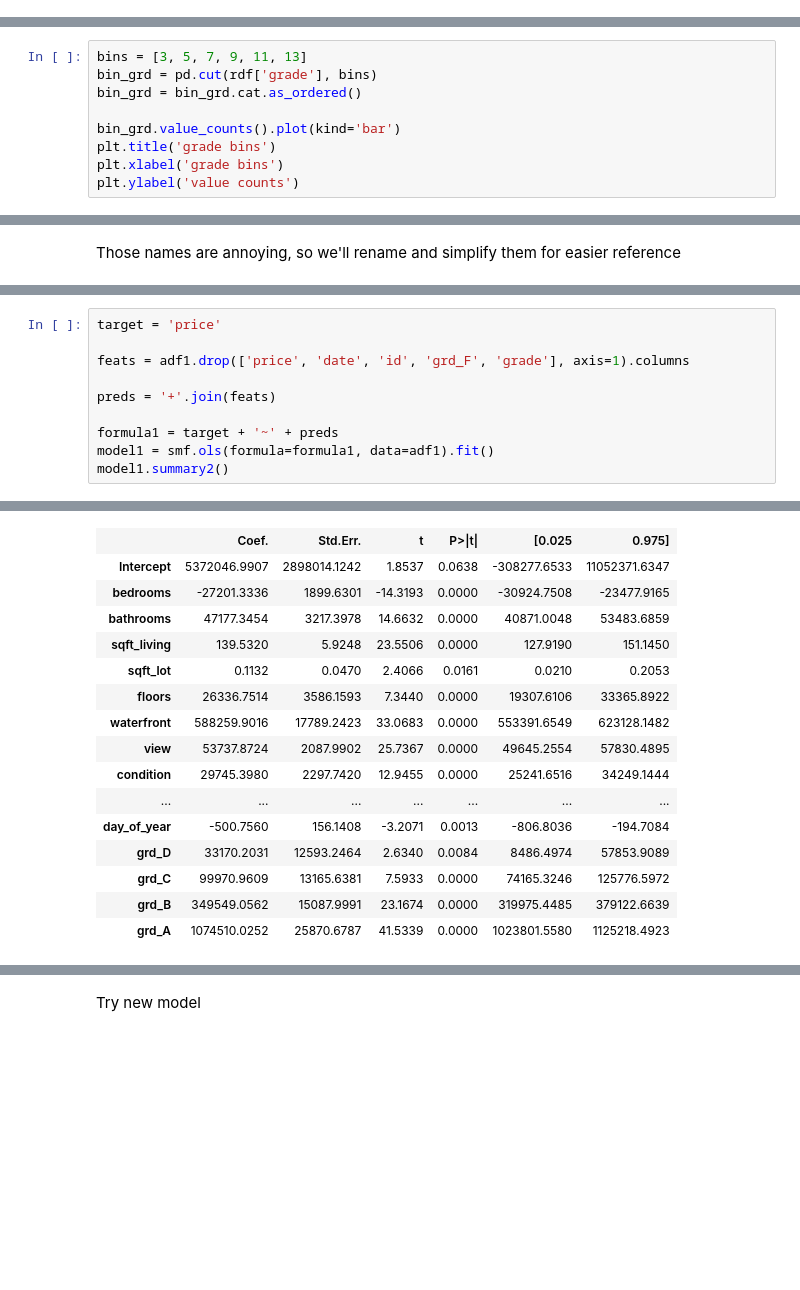
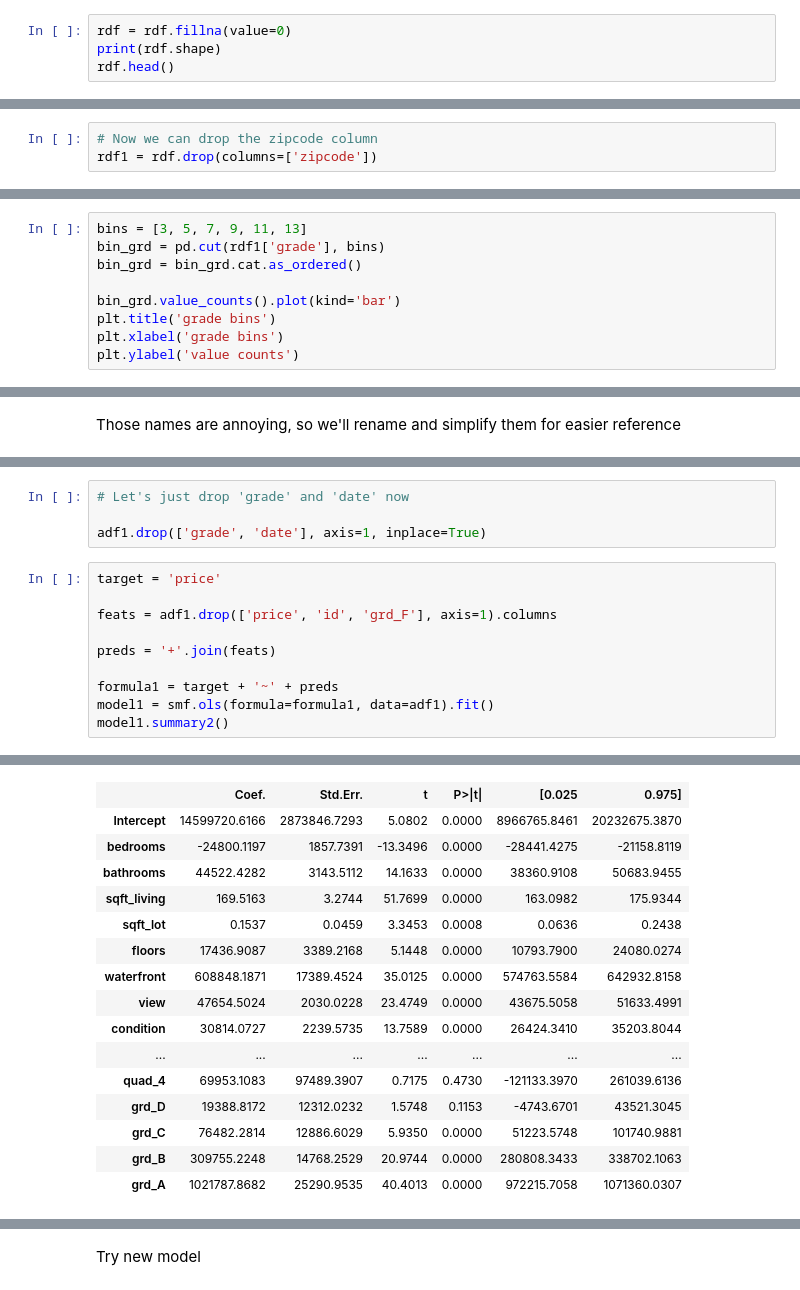
Before and after one commit to bmauss/Regression-Model-for-King-County-Housing-Market, a Jupyter notebook: Regression Model.ipynb, the cells around one changed output, grey strips where cells are left out. Saved outputs shown, nothing was run; the diff lists cells and outputs as text; blank space fills up the shorter version.

```diff
--- a/Regression Model.ipynb
+++ b/Regression Model.ipynb
@@ -523,0 +582,4 @@ ValueError: Wrong number of items passed 0, placement implies 1
+# %%
+rdf = rdf.fillna(value=0)
+print(rdf.shape)
+rdf.head()
@@ -524,3 +595,6 @@ ValueError: Wrong number of items passed 0, placement implies 1
+# %%
+# Now we can drop the zipcode column
+rdf1 = rdf.drop(columns=['zipcode'])
 # %% [markdown]
 #### Grade
 # %%
@@ -532,7 +606,7 @@ Unique values are 3-13.  If we bin by every 3 numbers, we'll lose value 13 Creat
 the values
 # %%
 bins = [3, 5, 7, 9, 11, 13]
-bin_grd = pd.cut(rdf['grade'], bins)
+bin_grd = pd.cut(rdf1['grade'], bins)
 bin_grd = bin_grd.cat.as_ordered()
 
 bin_grd.value_counts().plot(kind='bar')
@@ -594,10 +668,14 @@ for col in adf1.columns:
 adf1['grd_B'].dtype
 # %% [output]
 dtype('int32')
+# %%
+# Let's just drop 'grade' and 'date' now
+
+adf1.drop(['grade', 'date'], axis=1, inplace=True)
 # %%
 target = 'price'
 
-feats = adf1.drop(['price', 'date', 'id', 'grd_F', 'grade'], axis=1).columns
+feats = adf1.drop(['price', 'id', 'grd_F'], axis=1).columns
 
 preds = '+'.join(feats)
 
@@ -615,16 +693,16 @@ model1.summary2()
 |  | Coef. | Std.Err. | t | P>|t| | [0.025 | 0.975] |
-| Intercept | 5372046.9907 | 2898014.1242 | 1.8537 | 0.0638 | -308277.6533 | 11052371.6347 |
-| bedrooms | -27201.3336 | 1899.6301 | -14.3193 | 0.0000 | -30924.7508 | -23477.9165 |
-| bathrooms | 47177.3454 | 3217.3978 | 14.6632 | 0.0000 | 40871.0048 | 53483.6859 |
-| sqft_living | 139.5320 | 5.9248 | 23.5506 | 0.0000 | 127.9190 | 151.1450 |
-| sqft_lot | 0.1132 | 0.0470 | 2.4066 | 0.0161 | 0.0210 | 0.2053 |
-| floors | 26336.7514 | 3586.1593 | 7.3440 | 0.0000 | 19307.6106 | 33365.8922 |
-| waterfront | 588259.9016 | 17789.2423 | 33.0683 | 0.0000 | 553391.6549 | 623128.1482 |
-| view | 53737.8724 | 2087.9902 | 25.7367 | 0.0000 | 49645.2554 | 57830.4895 |
-| condition | 29745.3980 | 2297.7420 | 12.9455 | 0.0000 | 25241.6516 | 34249.1444 |
+| Intercept | 14599720.6166 | 2873846.7293 | 5.0802 | 0.0000 | 8966765.8461 | 20232675.3870 |
+| bedrooms | -24800.1197 | 1857.7391 | -13.3496 | 0.0000 | -28441.4275 | -21158.8119 |
+| bathrooms | 44522.4282 | 3143.5112 | 14.1633 | 0.0000 | 38360.9108 | 50683.9455 |
+| sqft_living | 169.5163 | 3.2744 | 51.7699 | 0.0000 | 163.0982 | 175.9344 |
+| sqft_lot | 0.1537 | 0.0459 | 3.3453 | 0.0008 | 0.0636 | 0.2438 |
+| floors | 17436.9087 | 3389.2168 | 5.1448 | 0.0000 | 10793.7900 | 24080.0274 |
+| waterfront | 608848.1871 | 17389.4524 | 35.0125 | 0.0000 | 574763.5584 | 642932.8158 |
+| view | 47654.5024 | 2030.0228 | 23.4749 | 0.0000 | 43675.5058 | 51633.4991 |
+| condition | 30814.0727 | 2239.5735 | 13.7589 | 0.0000 | 26424.3410 | 35203.8044 |
 | ... | ... | ... | ... | ... | ... | ... |
-| day_of_year | -500.7560 | 156.1408 | -3.2071 | 0.0013 | -806.8036 | -194.7084 |
-| grd_D | 33170.2031 | 12593.2464 | 2.6340 | 0.0084 | 8486.4974 | 57853.9089 |
-| grd_C | 99970.9609 | 13165.6381 | 7.5933 | 0.0000 | 74165.3246 | 125776.5972 |
-| grd_B | 349549.0562 | 15087.9991 | 23.1674 | 0.0000 | 319975.4485 | 379122.6639 |
-| grd_A | 1074510.0252 | 25870.6787 | 41.5339 | 0.0000 | 1023801.5580 | 1125218.4923 |
+| quad_4 | 69953.1083 | 97489.3907 | 0.7175 | 0.4730 | -121133.3970 | 261039.6136 |
+| grd_D | 19388.8172 | 12312.0232 | 1.5748 | 0.1153 | -4743.6701 | 43521.3045 |
+| grd_C | 76482.2814 | 12886.6029 | 5.9350 | 0.0000 | 51223.5748 | 101740.9881 |
+| grd_B | 309755.2248 | 14768.2529 | 20.9744 | 0.0000 | 280808.3433 | 338702.1063 |
+| grd_A | 1021787.8682 | 25290.9535 | 40.4013 | 0.0000 | 972215.7058 | 1071360.0307 |
```
Also changed, not shown: parts of 68 cells of this notebook.
